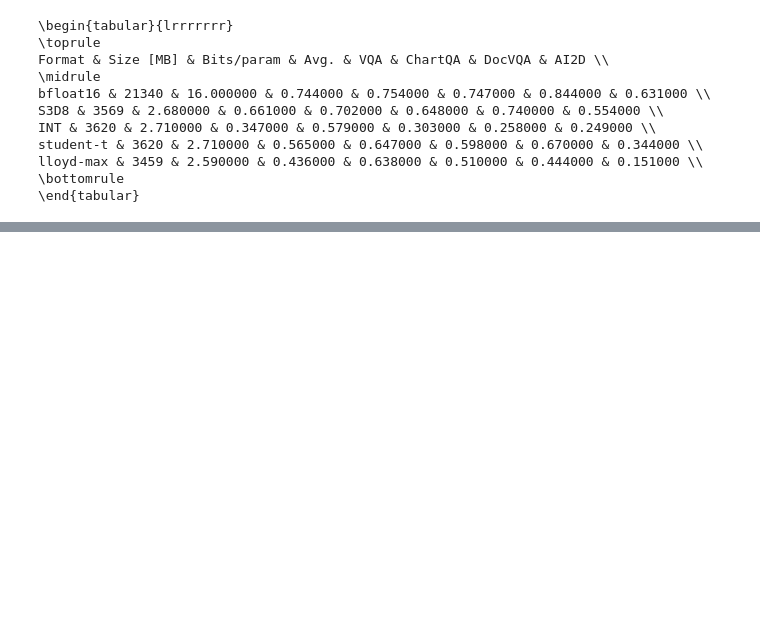
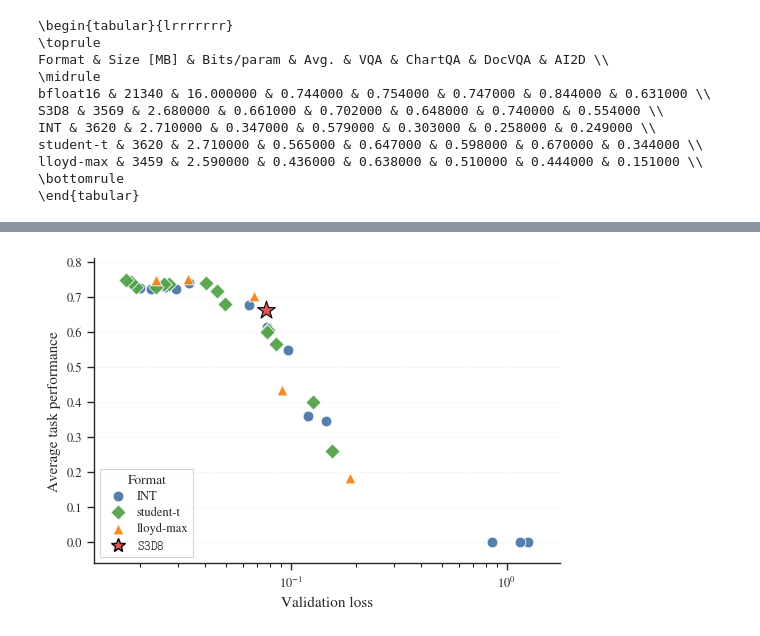
Before and after one commit to graphcore-research/llama-mobile-vlm, a Jupyter notebook: 20260415-PaperFigures.ipynb, the cells around one changed output, grey strips where cells are left out. Drawn from its saved outputs; the diff is of its cells as text; code cells hidden in the pictures; blank space fills up the shorter version.

```diff
--- a/20260415-PaperFigures.ipynb
+++ b/20260415-PaperFigures.ipynb
@@ -1028,0 +1071,37 @@ lloyd-max & 3459 & 2.590000 & 0.436000 & 0.638000 & 0.510000 & 0.444000 & 0.1510
+# %%
+figsize = (5.2, 3.6)
+fig, ax = plt.subplots(figsize=figsize, constrained_layout=True)
+
+loss_perf_df = format_df.dropna(subset=["val_loss", "overall"])
+scatter_groups(
+    ax,
+    loss_perf_df,
+    "format",
+    format_styles,
+    "val_loss",
+    "overall",
+    label=True,
+)
+plot_s3d8(ax, our_loss_scores["val_loss"], our_perf)
+ax.set_xscale("log")
+ax.set(
+    xlabel="Validation loss",
+    ylabel="Average task performance",
+)
+finish_axis(ax, x_margin=0.08, y_margin=0.08)
+handles, _ = ax.get_legend_handles_labels()
+ax.legend(
+    handles=[*handles, s3d8_handle()],
+    title="Format",
+    loc="lower left",
+    frameon=True,
+    fancybox=False,
+    edgecolor="0.8",
+    labelspacing=0.35,
+    handletextpad=0.5,
+)
+
+save_figure(fig, "fig_format_val_loss_vs_overall.pdf")
+plt.show()
+# %% [output]
+[figure, added]
```
Also changed, not shown: parts of 4 cells of this notebook.
